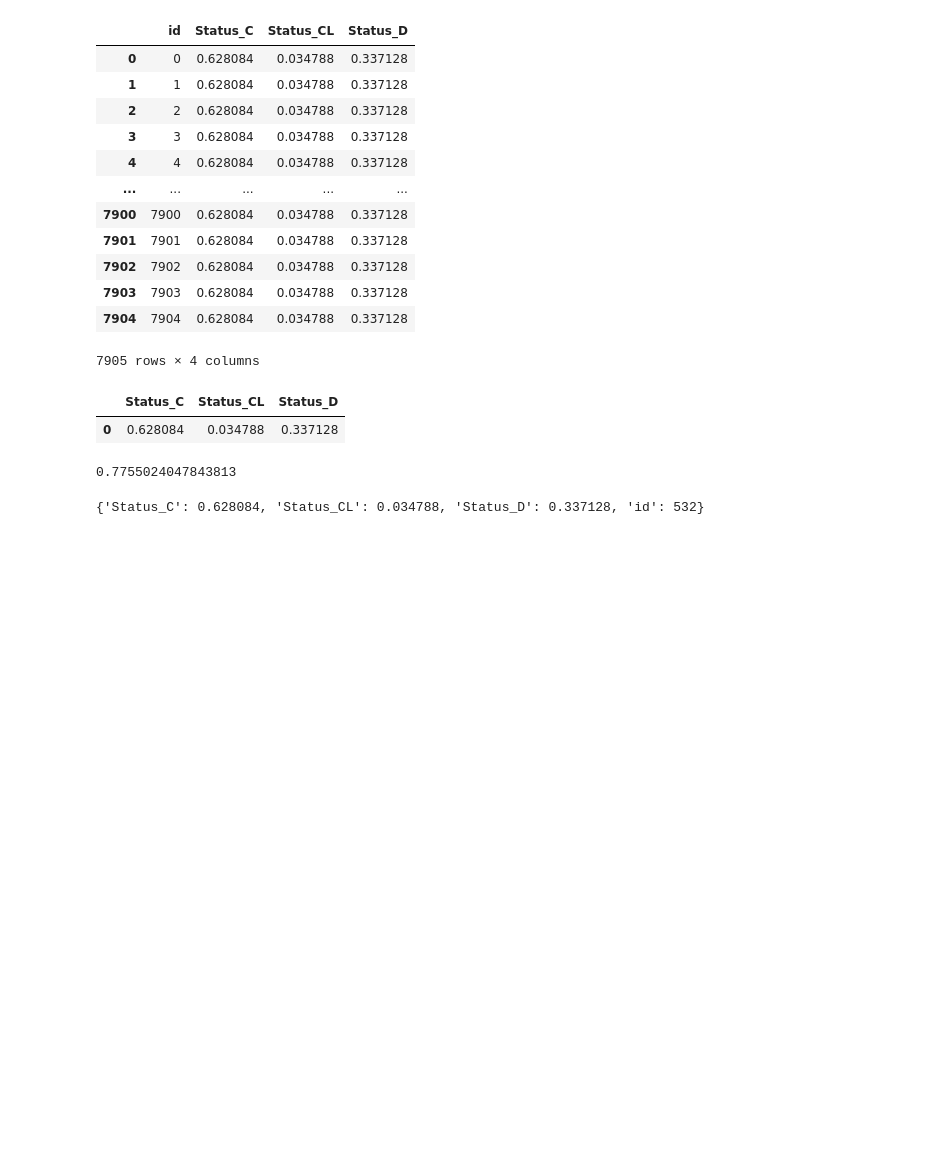
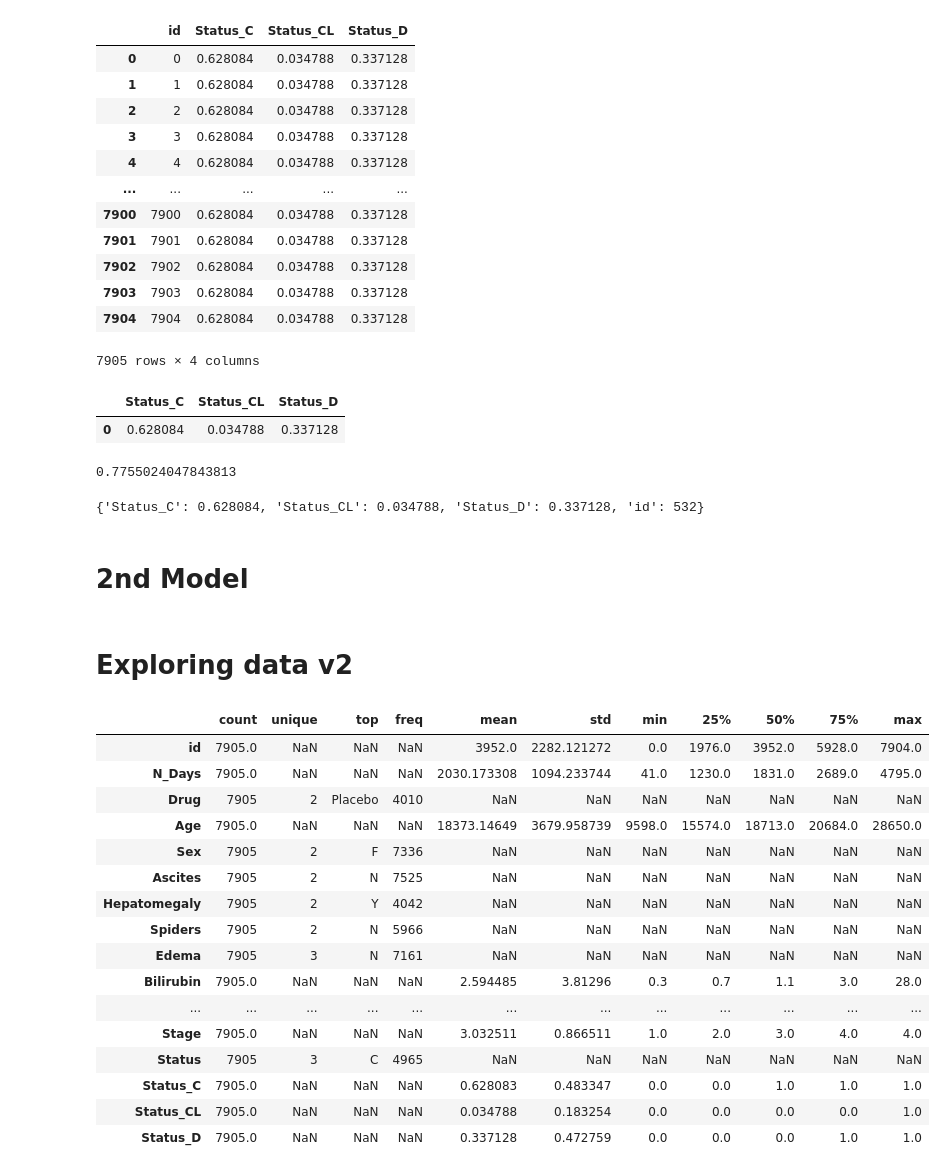
Before and after one commit to anielv95/kaggle-pg-3x26, a Jupyter notebook: notebooks/eda.ipynb, the cells around one changed output. Cells and saved outputs as stored; diff of their text form; code cells hidden in the pictures; blank space fills up the shorter version.

Commit message:
second model

```diff
--- a/notebooks/eda.ipynb
+++ b/notebooks/eda.ipynb
@@ -257,3 +265,27 @@ prediction = func.base_line(test)
 prediction.to_csv("../data/base-line-model-answer.csv",index=False)
 # %%
 # kaggle competitions submit -c playground-series-s3e25 -f submission.csv -m "Message"
+# %% [markdown]
+# 2nd Model
+# %% [markdown]
+# Exploring data v2
+# %%
+train.describe(include="all").T
+# %% [output]
+|  | count | unique | top | freq | mean | std | min | 25% | 50% | 75% | max |
+| id | 7905.0 | NaN | NaN | NaN | 3952.0 | 2282.121272 | 0.0 | 1976.0 | 3952.0 | 5928.0 | 7904.0 |
+| N_Days | 7905.0 | NaN | NaN | NaN | 2030.173308 | 1094.233744 | 41.0 | 1230.0 | 1831.0 | 2689.0 | 4795.0 |
+| Drug | 7905 | 2 | Placebo | 4010 | NaN | NaN | NaN | NaN | NaN | NaN | NaN |
+| Age | 7905.0 | NaN | NaN | NaN | 18373.14649 | 3679.958739 | 9598.0 | 15574.0 | 18713.0 | 20684.0 | 28650.0 |
+| Sex | 7905 | 2 | F | 7336 | NaN | NaN | NaN | NaN | NaN | NaN | NaN |
+| Ascites | 7905 | 2 | N | 7525 | NaN | NaN | NaN | NaN | NaN | NaN | NaN |
+| Hepatomegaly | 7905 | 2 | Y | 4042 | NaN | NaN | NaN | NaN | NaN | NaN | NaN |
+| Spiders | 7905 | 2 | N | 5966 | NaN | NaN | NaN | NaN | NaN | NaN | NaN |
+| Edema | 7905 | 3 | N | 7161 | NaN | NaN | NaN | NaN | NaN | NaN | NaN |
+| Bilirubin | 7905.0 | NaN | NaN | NaN | 2.594485 | 3.81296 | 0.3 | 0.7 | 1.1 | 3.0 | 28.0 |
+| ... | ... | ... | ... | ... | ... | ... | ... | ... | ... | ... | ... |
+| Stage | 7905.0 | NaN | NaN | NaN | 3.032511 | 0.866511 | 1.0 | 2.0 | 3.0 | 4.0 | 4.0 |
+| Status | 7905 | 3 | C | 4965 | NaN | NaN | NaN | NaN | NaN | NaN | NaN |
+| Status_C | 7905.0 | NaN | NaN | NaN | 0.628083 | 0.483347 | 0.0 | 0.0 | 1.0 | 1.0 | 1.0 |
+| Status_CL | 7905.0 | NaN | NaN | NaN | 0.034788 | 0.183254 | 0.0 | 0.0 | 0.0 | 0.0 | 1.0 |
+| Status_D | 7905.0 | NaN | NaN | NaN | 0.337128 | 0.472759 | 0.0 | 0.0 | 0.0 | 1.0 | 1.0 |
```
Also changed, not shown: parts of 35 cells of this notebook.
